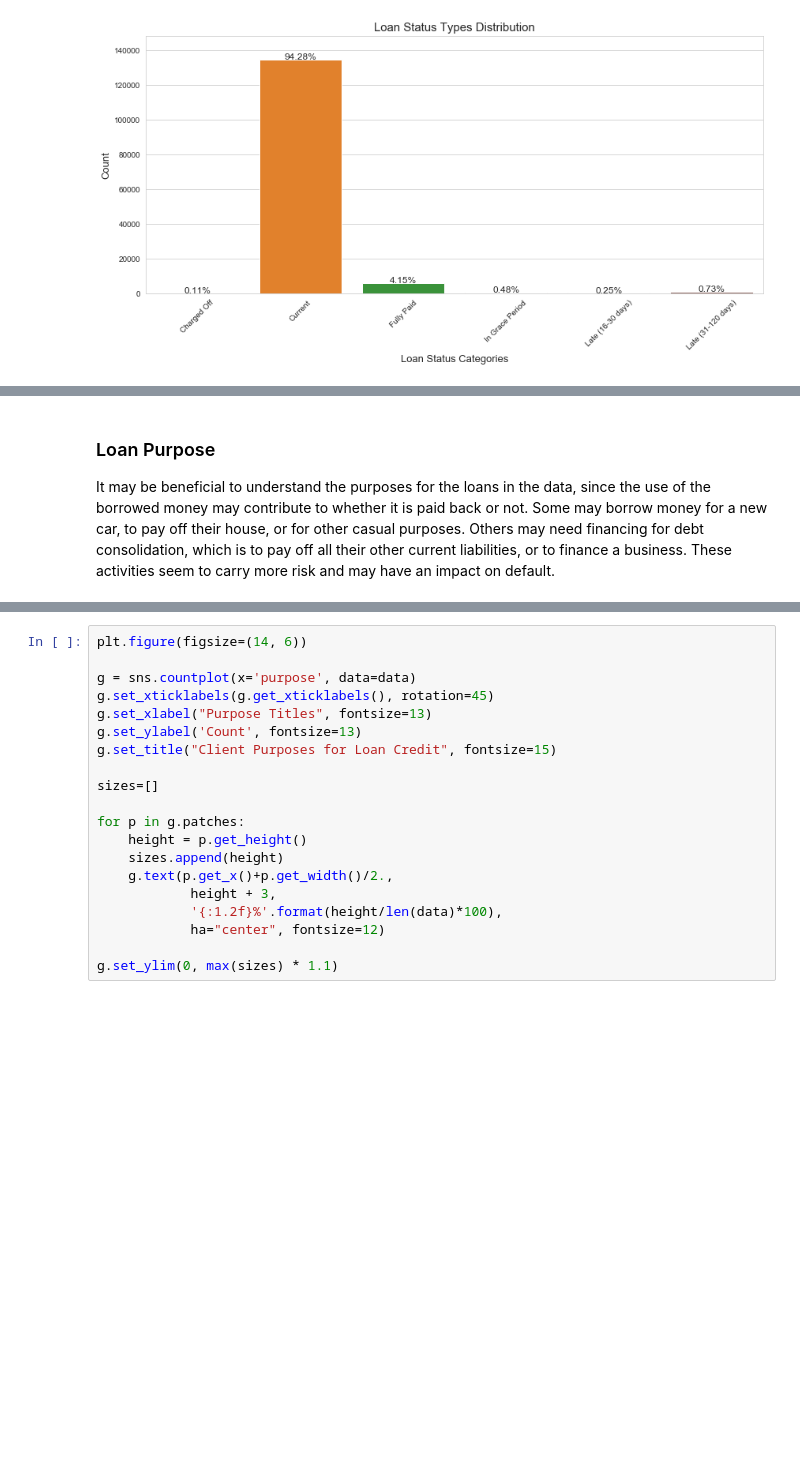
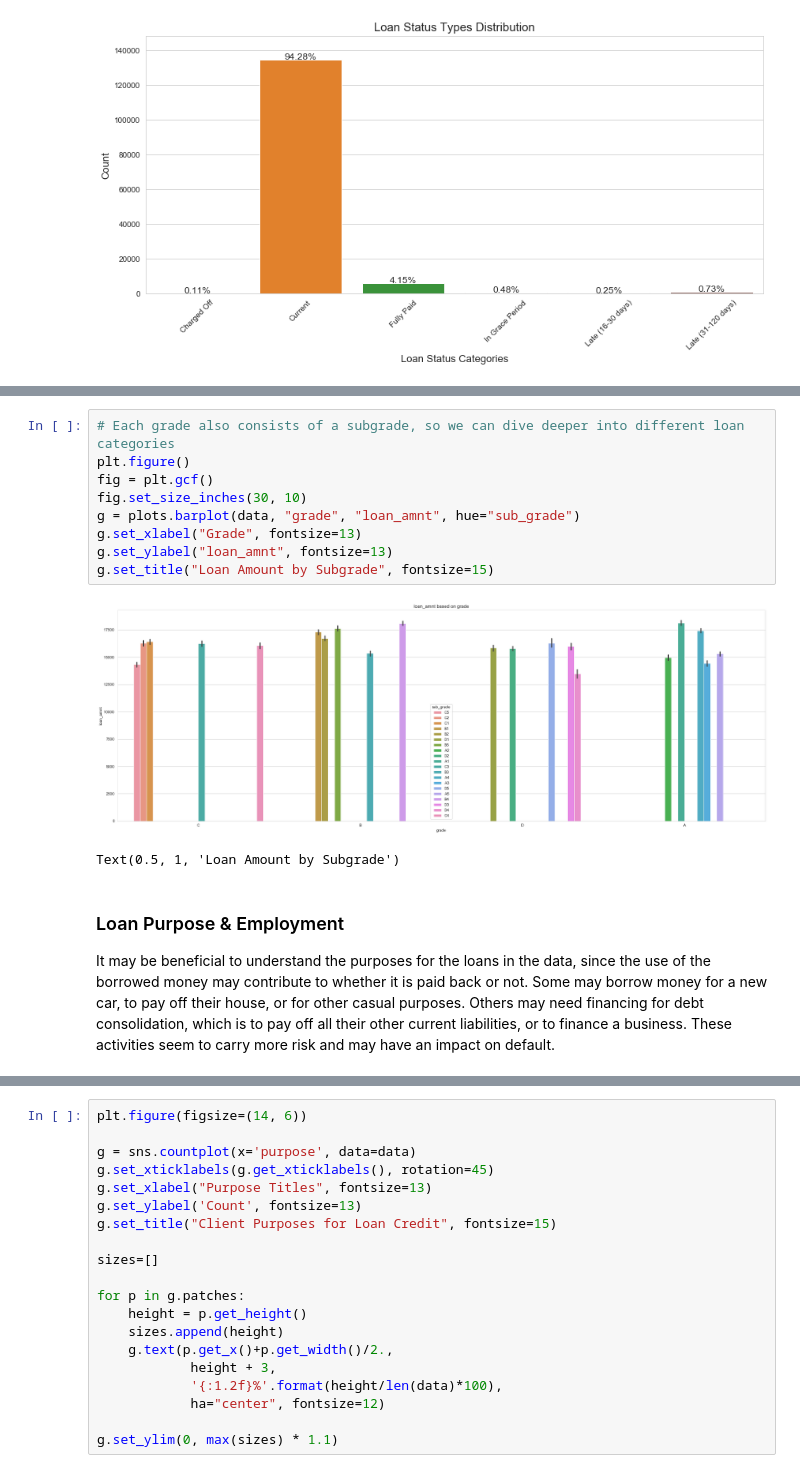
Before and after one commit to samsonq/Macroeconomic-Default-Analysis, a Jupyter notebook: notebooks/Loaning EDA & Data Visualization.ipynb, the cells around one changed output, grey strips where cells are left out. Saved outputs shown, nothing was run; the diff lists cells and outputs as text; blank space fills up the shorter version.

```diff
--- a/notebooks/Loaning EDA & Data Visualization.ipynb
+++ b/notebooks/Loaning EDA & Data Visualization.ipynb
@@ -111,3 +140,15 @@ plots.barplot(data, "grade", "loan_amnt", hue="sub_grade")
+# %%
+# Each grade also consists of a subgrade, so we can dive deeper into different loan categories
+plt.figure()
+fig = plt.gcf()
+fig.set_size_inches(30, 10)
+g = plots.barplot(data, "grade", "loan_amnt", hue="sub_grade")
+g.set_xlabel("Grade", fontsize=13)
+g.set_ylabel("loan_amnt", fontsize=13)
+g.set_title("Loan Amount by Subgrade", fontsize=15)
+# %% [output]
+[figure, added]
+Text(0.5, 1, 'Loan Amount by Subgrade')
 # %% [markdown]
-### Loan Purpose
+### Loan Purpose & Employment
 It may be beneficial to understand the purposes for the loans in the data, since the use of the borrowed money may contribute to whether it is paid back or not. Some may borrow money for a new car, to pay off their house, or for other casual purposes. Others may need financing for debt consolidation, which is to pay off all their other current liabilities, or to finance a business. These activities seem to carry more risk and may have an impact on default.
```
Also changed, not shown: parts of 40 cells of this notebook.
